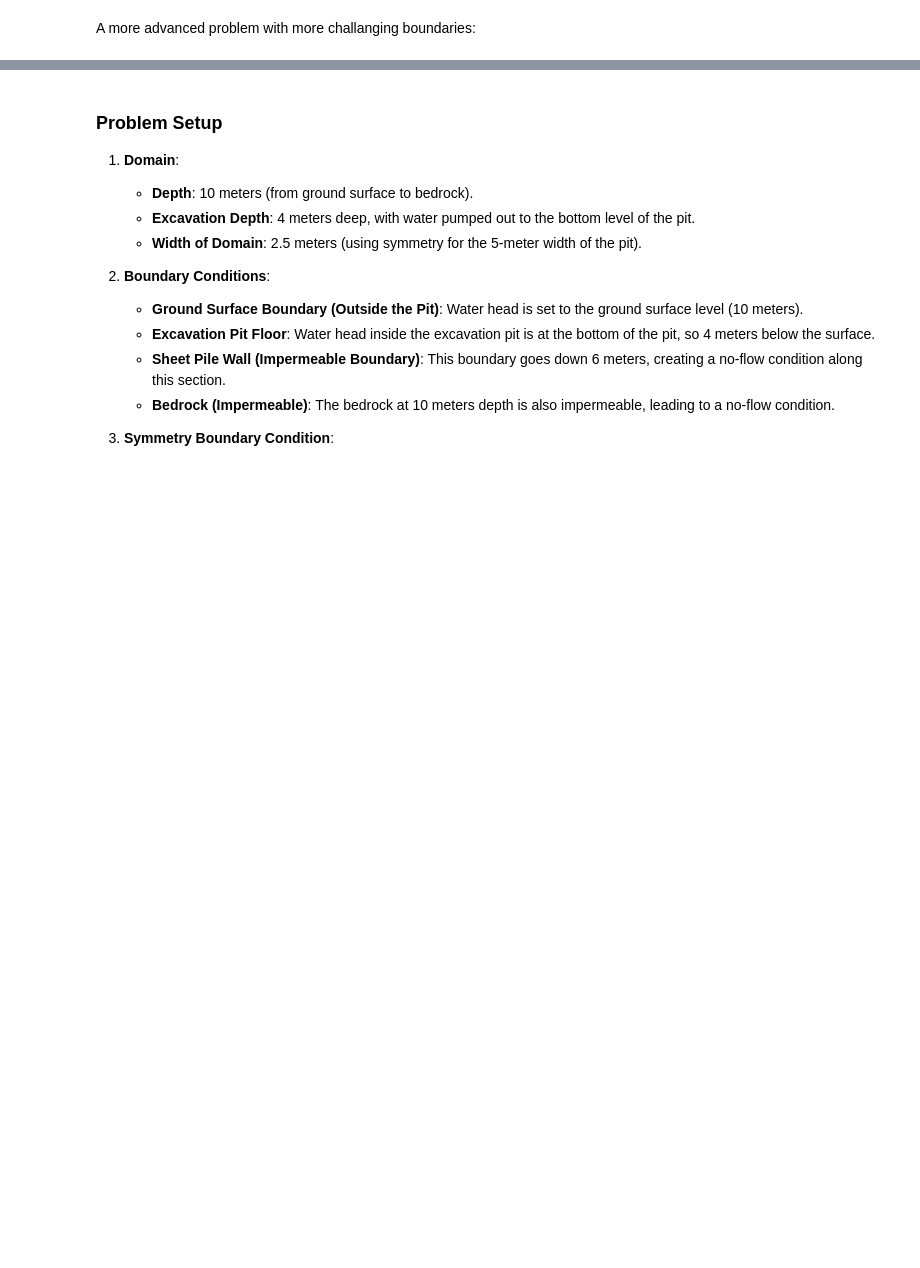
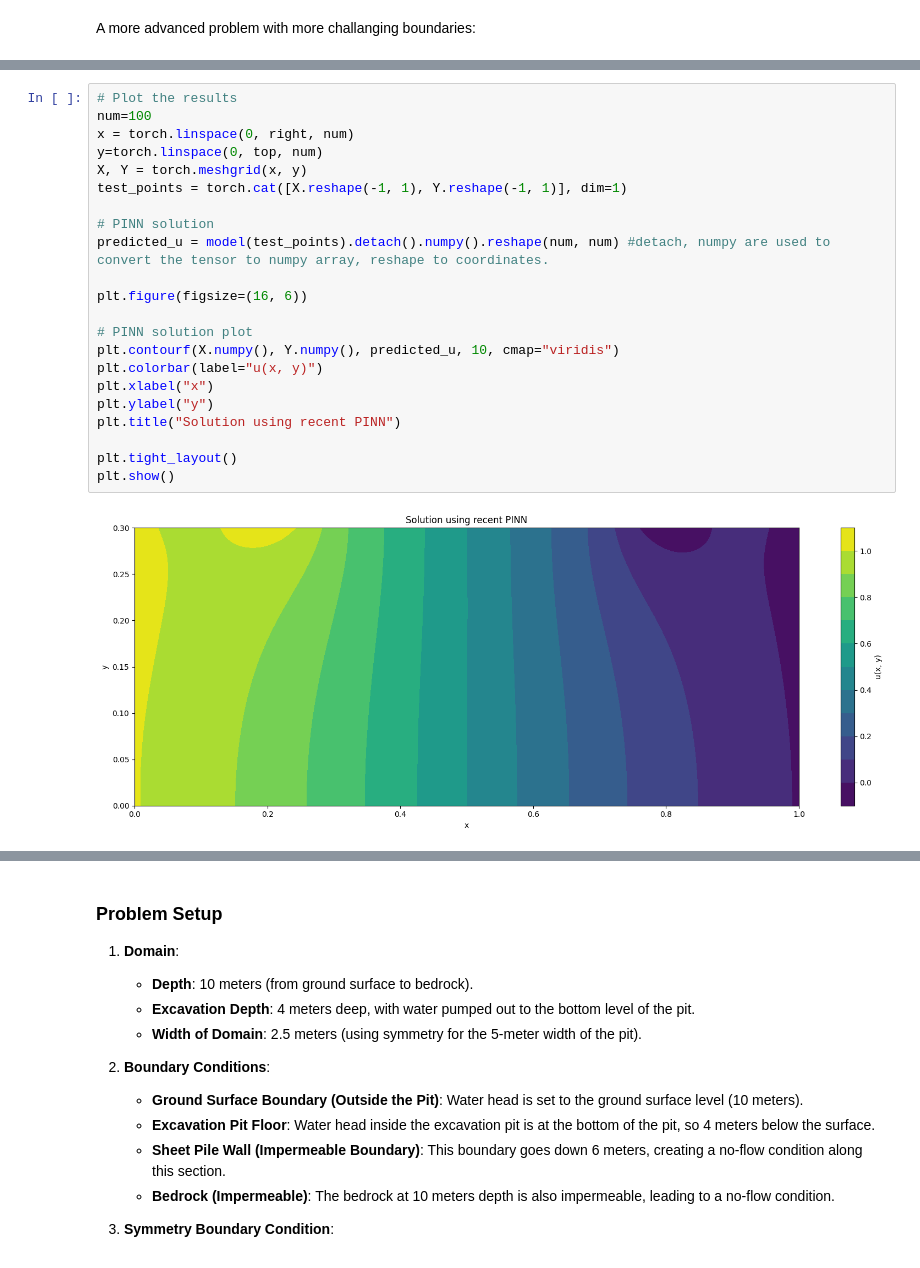
Before and after one commit to jolu2111/Prosjektoppgave, a Jupyter notebook: Laplace_equation.ipynb, the cells around one changed output, grey strips where cells are left out. Cells and saved outputs as stored; diff of their text form; blank space fills up the shorter version.

```diff
--- a/Laplace_equation.ipynb
+++ b/Laplace_equation.ipynb
@@ -390,0 +650,24 @@ plt.show()
+# %%
+# Plot the results
+num=100
+x = torch.linspace(0, right, num)
+y=torch.linspace(0, top, num)
+X, Y = torch.meshgrid(x, y)
+test_points = torch.cat([X.reshape(-1, 1), Y.reshape(-1, 1)], dim=1)
+
+# PINN solution
+predicted_u = model(test_points).detach().numpy().reshape(num, num) #detach, numpy are used to convert the tensor to numpy array, reshape to coordinates.
+
+plt.figure(figsize=(16, 6))
+
+# PINN solution plot
+plt.contourf(X.numpy(), Y.numpy(), predicted_u, 10, cmap="viridis")
+plt.colorbar(label="u(x, y)")
+plt.xlabel("x")
+plt.ylabel("y")
+plt.title("Solution using recent PINN")
+
+plt.tight_layout()
+plt.show()
+# %% [output]
+[figure, added]
```
Also changed, not shown: parts of 13 cells of this notebook.
